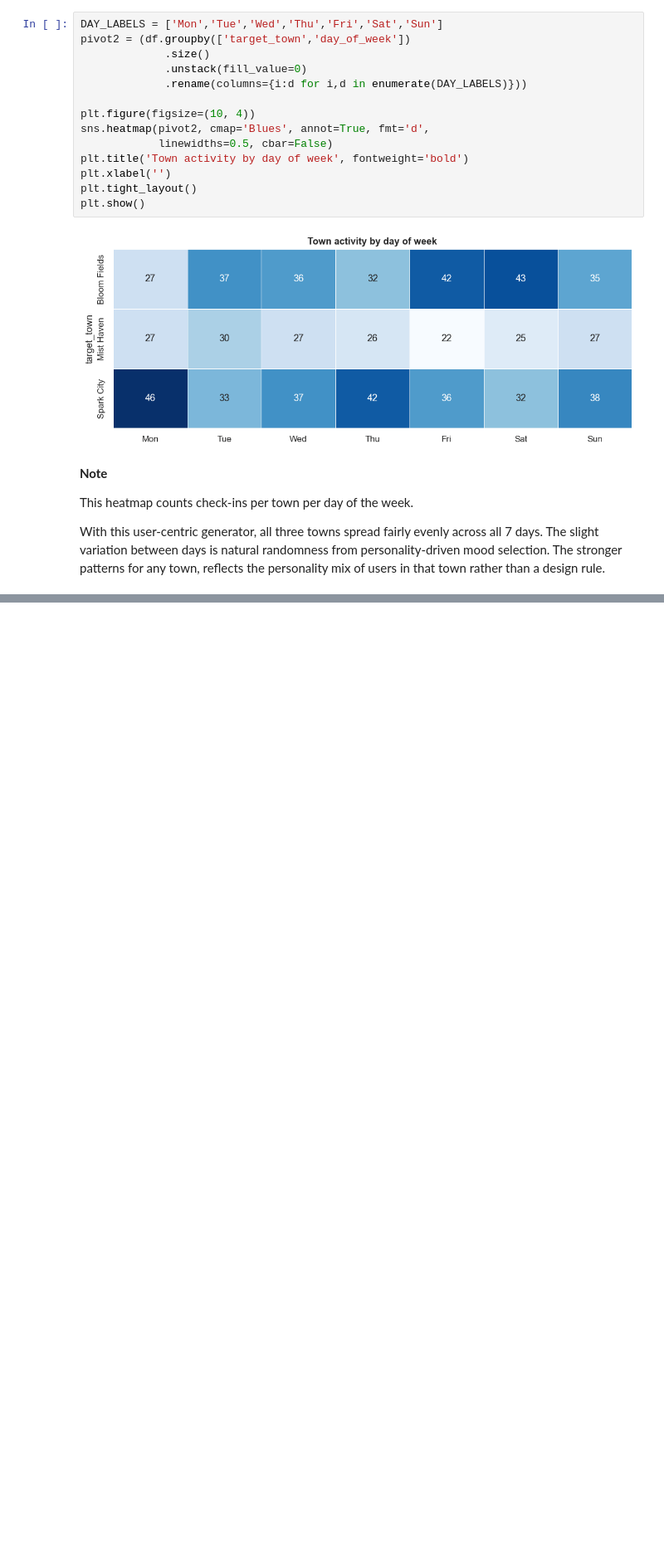
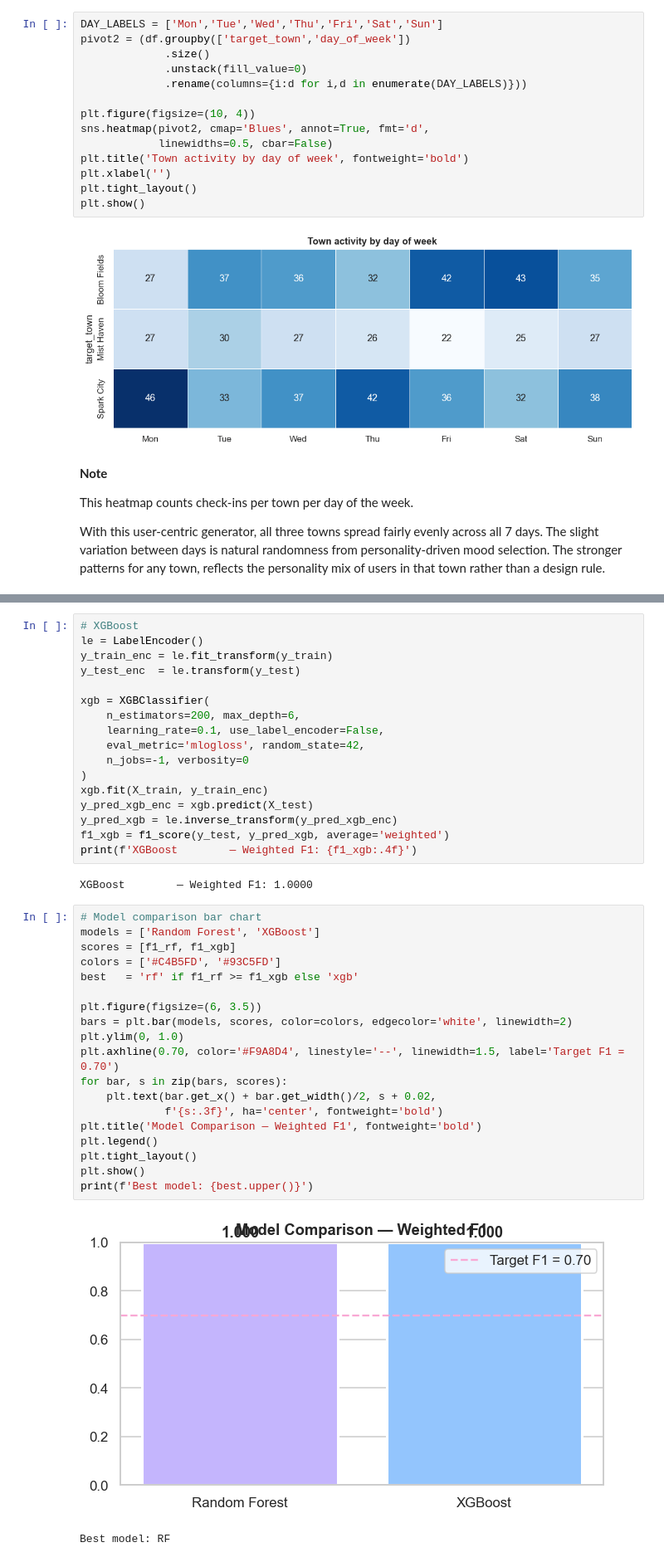
Before and after one commit to Dima-Bulavenko/mood_swings, a Jupyter notebook: notebooks/MoodSwings.ipynb, the cells around one changed output, grey strips where cells are left out. Shown at 83% size. Saved outputs shown, nothing was run; the diff lists cells and outputs as text; blank space fills up the shorter version.

Commit message:
Update: With feature engineering and model training

```diff
--- a/notebooks/MoodSwings.ipynb
+++ b/notebooks/MoodSwings.ipynb
@@ -336,0 +408,41 @@ With this user-centric generator, all three towns spread fairly evenly across al
+# %%
+# XGBoost
+le = LabelEncoder()
+y_train_enc = le.fit_transform(y_train)
+y_test_enc  = le.transform(y_test)
+
+xgb = XGBClassifier(
+    n_estimators=200, max_depth=6,
+    learning_rate=0.1, use_label_encoder=False,
+    eval_metric='mlogloss', random_state=42,
+    n_jobs=-1, verbosity=0
+)
+xgb.fit(X_train, y_train_enc)
+y_pred_xgb_enc = xgb.predict(X_test)
+y_pred_xgb = le.inverse_transform(y_pred_xgb_enc)
+f1_xgb = f1_score(y_test, y_pred_xgb, average='weighted')
+print(f'XGBoost        — Weighted F1: {f1_xgb:.4f}')
+# %% [output]
+XGBoost        — Weighted F1: 1.0000
+# %%
+# Model comparison bar chart
+models = ['Random Forest', 'XGBoost']
+scores = [f1_rf, f1_xgb]
+colors = ['#C4B5FD', '#93C5FD']
+best   = 'rf' if f1_rf >= f1_xgb else 'xgb'
+
+plt.figure(figsize=(6, 3.5))
+bars = plt.bar(models, scores, color=colors, edgecolor='white', linewidth=2)
+plt.ylim(0, 1.0)
+plt.axhline(0.70, color='#F9A8D4', linestyle='--', linewidth=1.5, label='Target F1 = 0.70')
+for bar, s in zip(bars, scores):
+    plt.text(bar.get_x() + bar.get_width()/2, s + 0.02,
+             f'{s:.3f}', ha='center', fontweight='bold')
+plt.title('Model Comparison — Weighted F1', fontweight='bold')
+plt.legend()
+plt.tight_layout()
+plt.show()
+print(f'Best model: {best.upper()}')
+# %% [output]
+[figure, added]
+Best model: RF
```
Also changed, not shown: parts of 9 cells of this notebook.
